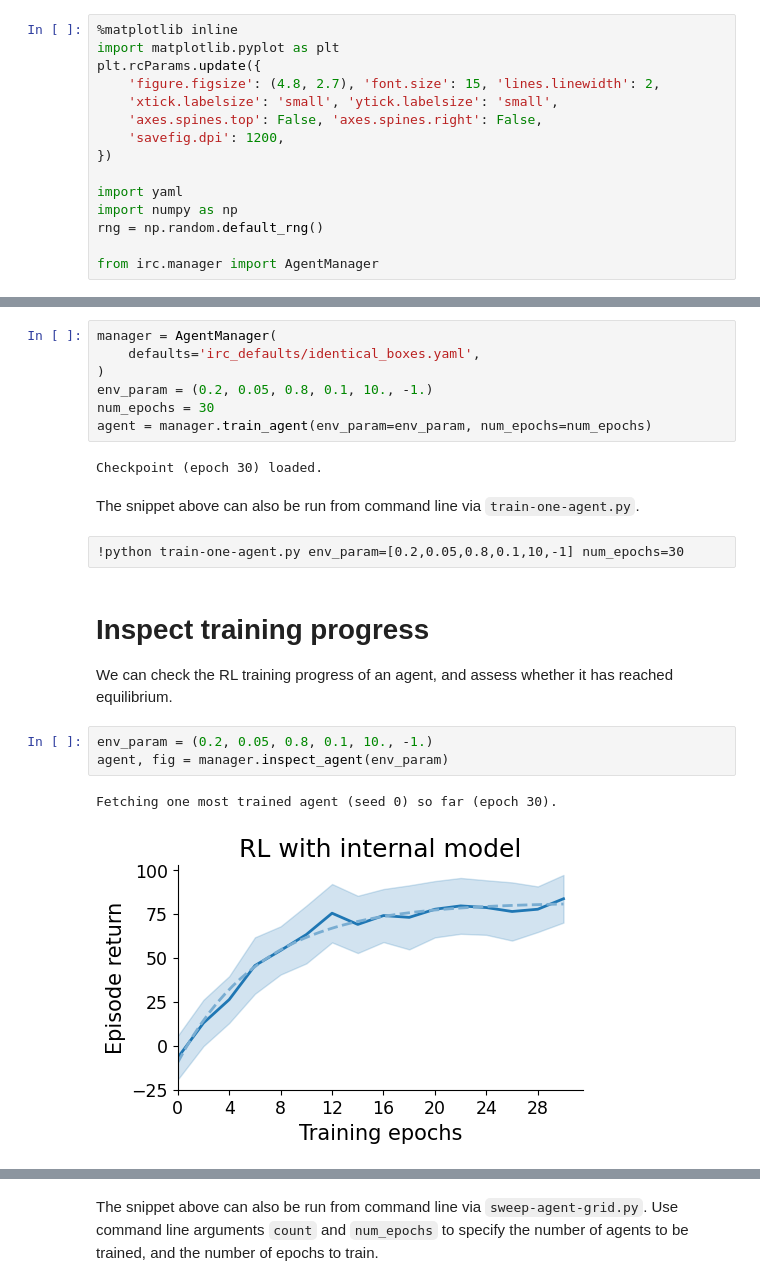
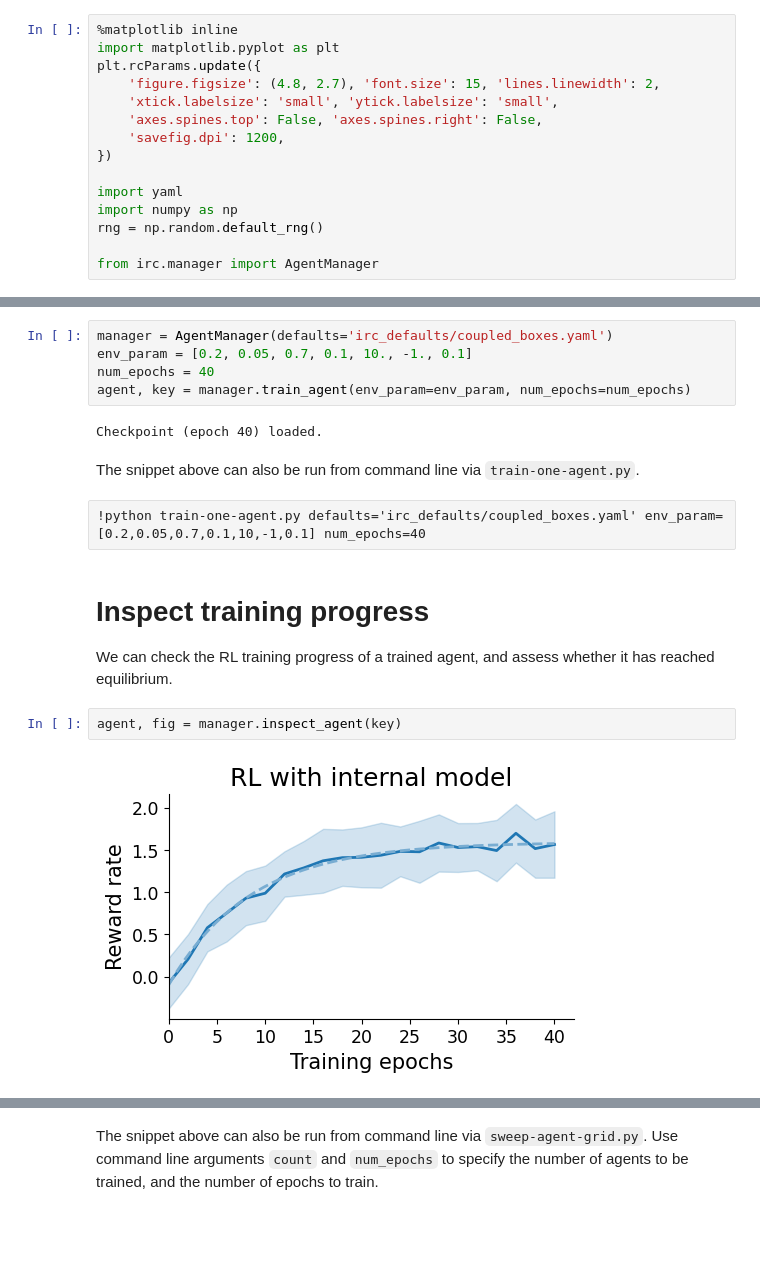
Before and after one commit to XaqLab/box-foraging, a Jupyter notebook: demo.ipynb, the cells around one changed output, grey strips where cells are left out. Cells and saved outputs as stored; diff of their text form; blank space fills up the shorter version.

```diff
--- a/demo.ipynb
+++ b/demo.ipynb
@@ -30,23 +44,19 @@ The agent we train assumes an environment with parameter $(0.2, 0.05, 0.8, 0.1,
 # %%
-manager = AgentManager(
-    defaults='irc_defaults/identical_boxes.yaml',
-)
-env_param = (0.2, 0.05, 0.8, 0.1, 10., -1.)
-num_epochs = 30
-agent = manager.train_agent(env_param=env_param, num_epochs=num_epochs)
+manager = AgentManager(defaults='irc_defaults/coupled_boxes.yaml')
+env_param = [0.2, 0.05, 0.7, 0.1, 10., -1., 0.1]
+num_epochs = 40
+agent, key = manager.train_agent(env_param=env_param, num_epochs=num_epochs)
 # %% [output]
-Checkpoint (epoch 30) loaded.
+Checkpoint (epoch 40) loaded.
 # %% [markdown]
 The snippet above can also be run from command line via `train-one-agent.py`.
 # %% [raw]
-!python train-one-agent.py env_param=[0.2,0.05,0.8,0.1,10,-1] num_epochs=30
+!python train-one-agent.py defaults='irc_defaults/coupled_boxes.yaml' env_param=[0.2,0.05,0.7,0.1,10,-1,0.1] num_epochs=40
 # %% [markdown]
 # Inspect training progress
 
-We can check the RL training progress of an agent, and assess whether it has reached equilibrium.
+We can check the RL training progress of a trained agent, and assess whether it has reached equilibrium.
-# %%
-env_param = (0.2, 0.05, 0.8, 0.1, 10., -1.)
-agent, fig = manager.inspect_agent(env_param)
-# %% [output]
-Fetching one most trained agent (seed 0) so far (epoch 30).
-[figure, removed]
+# %%
+agent, fig = manager.inspect_agent(key)
+# %% [output]
+[figure, added]
```
Also changed, not shown: parts of 38 cells of this notebook, 6 other files.
